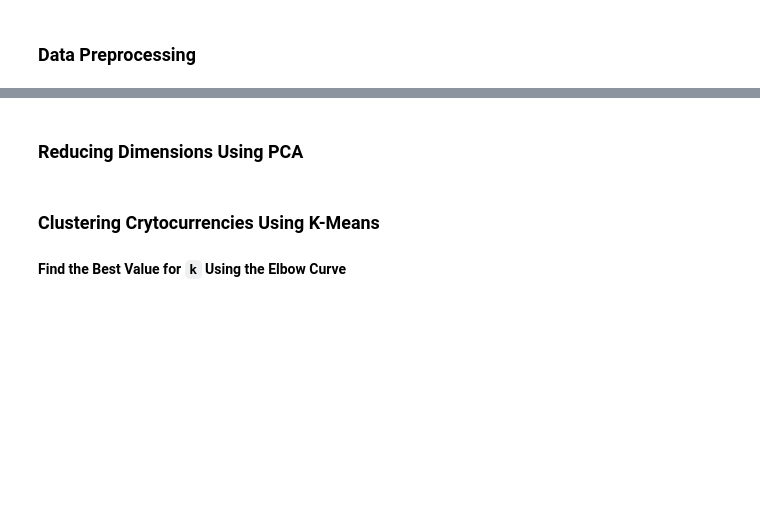
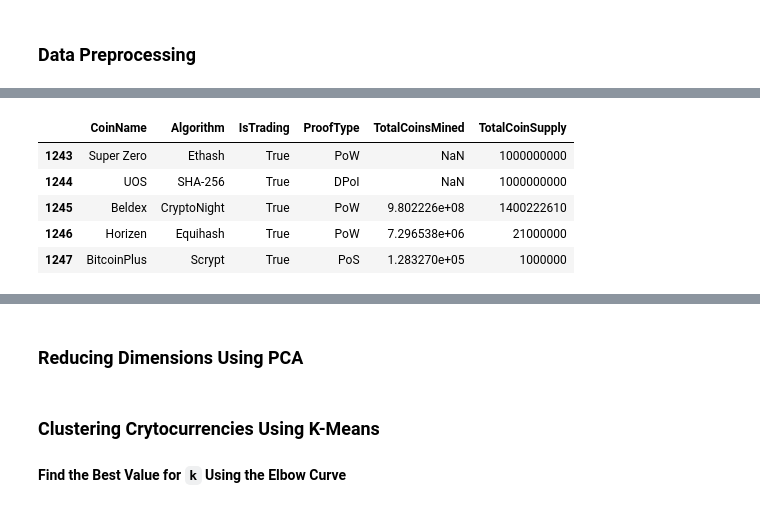
Before and after one commit to Caresir/unit13-challenge, a Jupyter notebook: crypto_clustering.ipynb, the cells around one changed output, grey strips where cells are left out. Drawn from its saved outputs; the diff is of its cells as text; code cells hidden in the pictures; blank space fills up the shorter version.

```diff
--- a/crypto_clustering.ipynb
+++ b/crypto_clustering.ipynb
@@ -54,5 +46,14 @@ df
 # %%
 # Keep only cryptocurrencies that are trading
+crypto_df = crypto_df[crypto_df['IsTrading'] ==True]
+crypto_df.tail()
+# %% [output]
+|  | CoinName | Algorithm | IsTrading | ProofType | TotalCoinsMined | TotalCoinSupply |
+| 1243 | Super Zero | Ethash | True | PoW | NaN | 1000000000 |
+| 1244 | UOS | SHA-256 | True | DPoI | NaN | 1000000000 |
+| 1245 | Beldex | CryptoNight | True | PoW | 9.802226e+08 | 1400222610 |
+| 1246 | Horizen | Equihash | True | PoW | 7.296538e+06 | 21000000 |
+| 1247 | BitcoinPlus | Scrypt | True | PoS | 1.283270e+05 | 1000000 |
 # %%
 # Keep only cryptocurrencies with a working algorithm
 # %%
```
Also changed, not shown: parts of 7 cells of this notebook.
